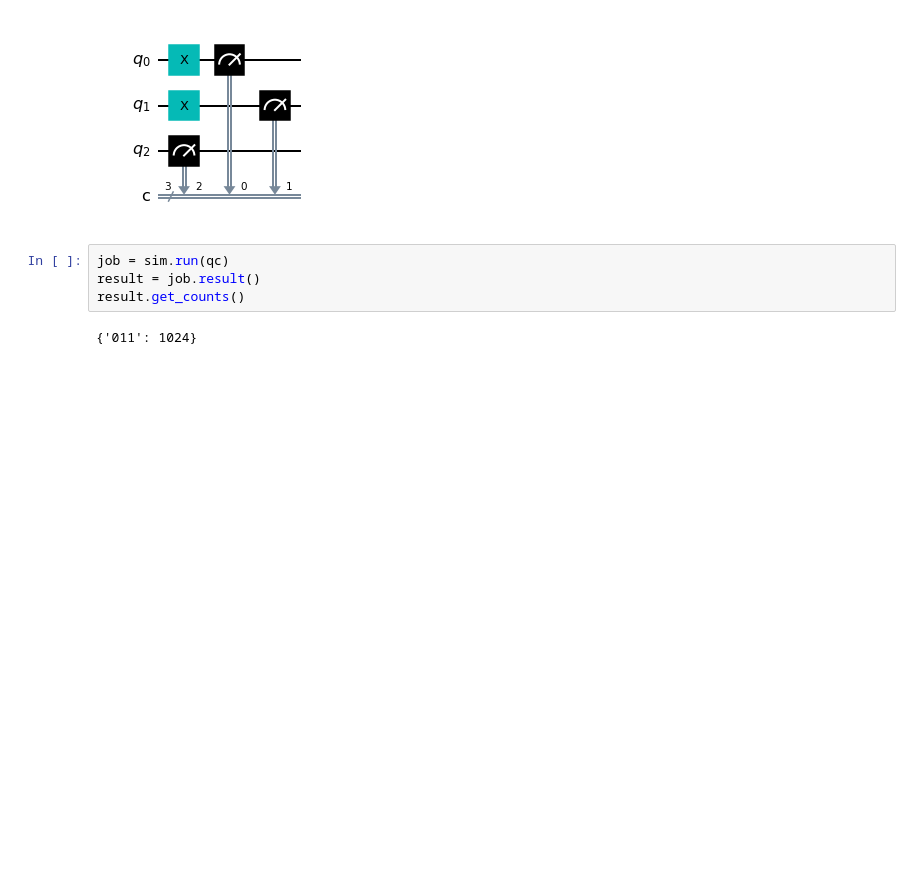
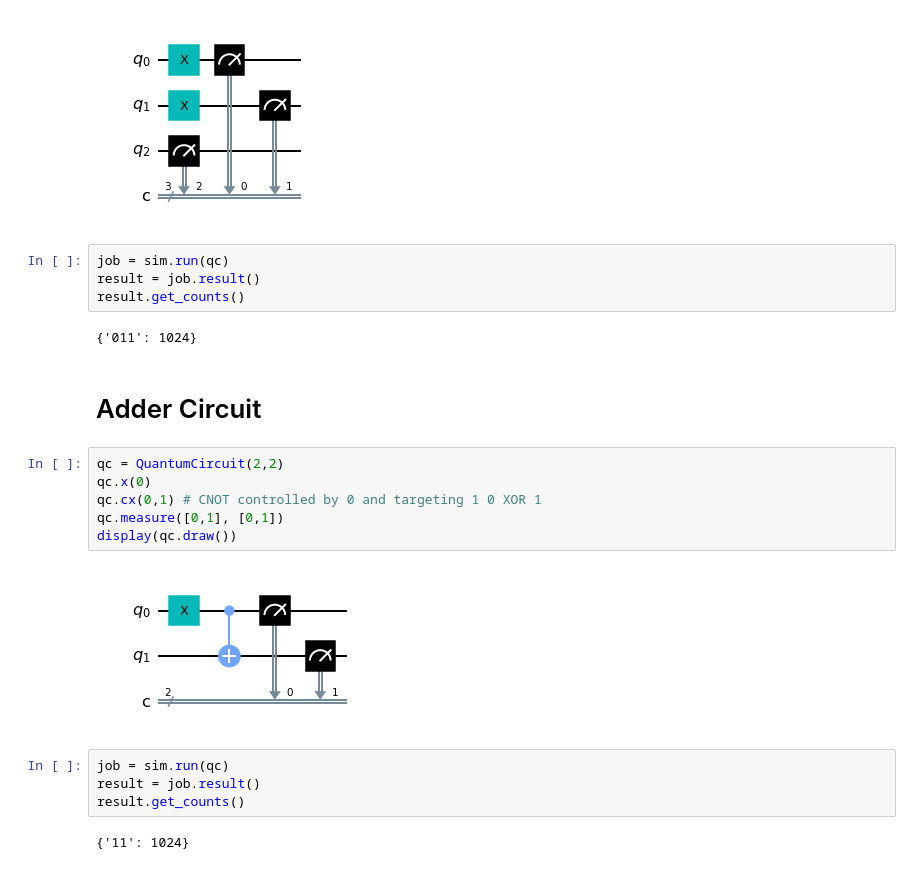
Before and after one commit to arielycliu/QuantumComputing, a Jupyter notebook: Qiskit Intro.ipynb, the cells around one changed output. Drawn from its saved outputs; the diff is of its cells as text; blank space fills up the shorter version.

Commit message:
circuit

```diff
--- a/Qiskit Intro.ipynb
+++ b/Qiskit Intro.ipynb
@@ -43,3 +43,19 @@ result = job.result()
 result.get_counts()
 # %% [output]
 {'011': 1024}
+# %% [markdown]
+# Adder Circuit
+# %%
+qc = QuantumCircuit(2,2)
+qc.x(0)
+qc.cx(0,1) # CNOT controlled by 0 and targeting 1 0 XOR 1
+qc.measure([0,1], [0,1])
+display(qc.draw())
+# %% [output]
+[figure, added]
+# %%
+job = sim.run(qc)
+result = job.result()
+result.get_counts()
+# %% [output]
+{'11': 1024}
```
Also changed, not shown: parts of 2 cells of this notebook.
